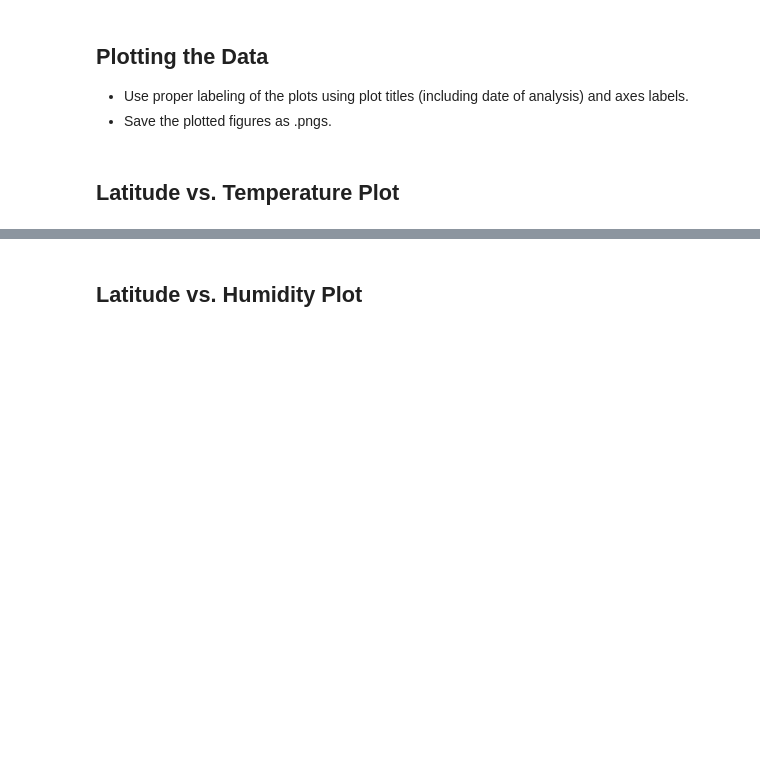
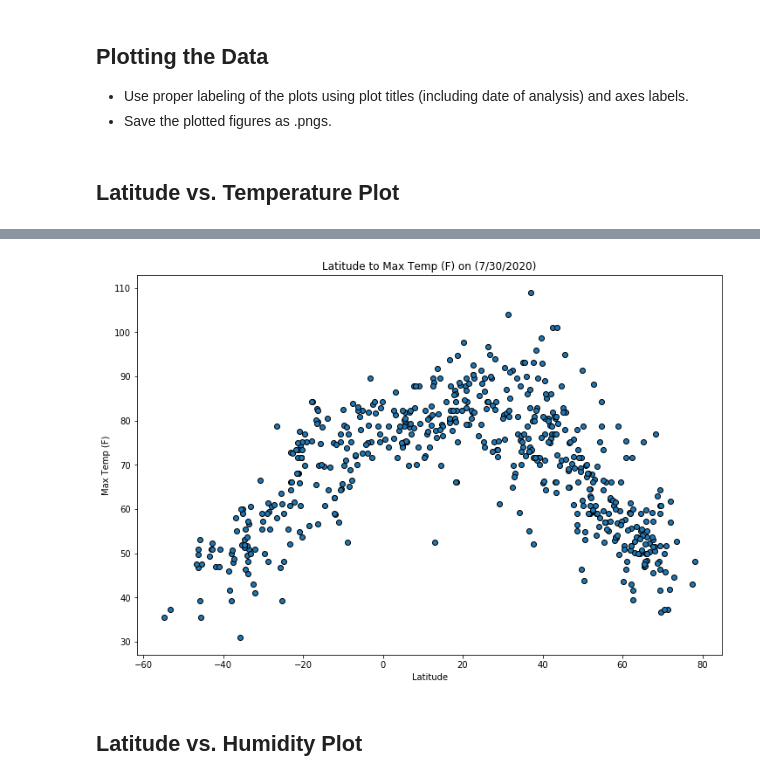
Before and after one commit to troypramsey/python-api-challenge, a Jupyter notebook: WeatherPy/WeatherPy.ipynb, the cells around one changed output, grey strips where cells are left out. Cells and saved outputs as stored; diff of their text form; code cells hidden in the pictures; blank space fills up the shorter version.

Commit message:
csv writer and added scatterplot building function

```diff
--- a/WeatherPy/WeatherPy.ipynb
+++ b/WeatherPy/WeatherPy.ipynb
@@ -58,11 +58,11 @@ len(cities)
 base_url = f'http://api.openweathermap.org/data/2.5/weather?appid={api_key}&units=imperial&q='
 cities_test = cities[:20]
 weather_list = []
-for i in cities_test:
+for i in cities:
     response = requests.get(base_url + i).json()
     try:
-        weather_list.append([response['name'], response['coord']['lat'], response['coord']['lon'],
-                           response['main']['temp'], response['main']['humidity'], response['wind']['speed'],
+        weather_list.append([response['name'], response['sys']['country'], response['coord']['lat'], response['coord']['lon'],
+                           response['main']['temp_max'], response['main']['humidity'], response['wind']['speed'],
                            response['clouds']['all']])
         print(f"Checking city #{cities.index(i)}: {i.title()}")
     except:
@@ -132,3 +88,6 @@ Data Retrieval Complete
+# %%
+weather_df = pd.DataFrame(weather_list, columns=['City', 'Country', 'Latitude', 'Longitude', 'Max Temp (F)',
+                                                 'Humidity %', 'Wind (mph)', 'Cloudiness %'])
 # %% [markdown]
 ### Convert Raw Data to DataFrame
 * Export the city data into a .csv.
@@ -191,5 +124,13 @@ Int64Index([], dtype='int64')
 ## Plotting the Data
 * Use proper labeling of the plots using plot titles (including date of analysis) and axes labels.
 * Save the plotted figures as .pngs.
+# %%
+def scatter_builder(x_axis, y_axis):
+    plt.figure(figsize=(12,8))
+    weather_scatter = plt.scatter(weather_df[x_axis], weather_df[y_axis], edgecolors='black')
+    plt.xlabel(x_axis)
+    plt.ylabel(y_axis)
+    plt.title(f'{x_axis} to {y_axis} on (7/30/2020)')
+    plt.show()
 # %% [markdown]
 ## Latitude vs. Temperature Plot
@@ -199,2 +137,6 @@ Int64Index([], dtype='int64')
+# %%
+scatter_builder('Latitude', 'Max Temp (F)')
+# %% [output]
+[figure, added]
 # %% [markdown]
 ## Latitude vs. Humidity Plot
```
Also changed, not shown: parts of 29 cells of this notebook, 1 other file.
